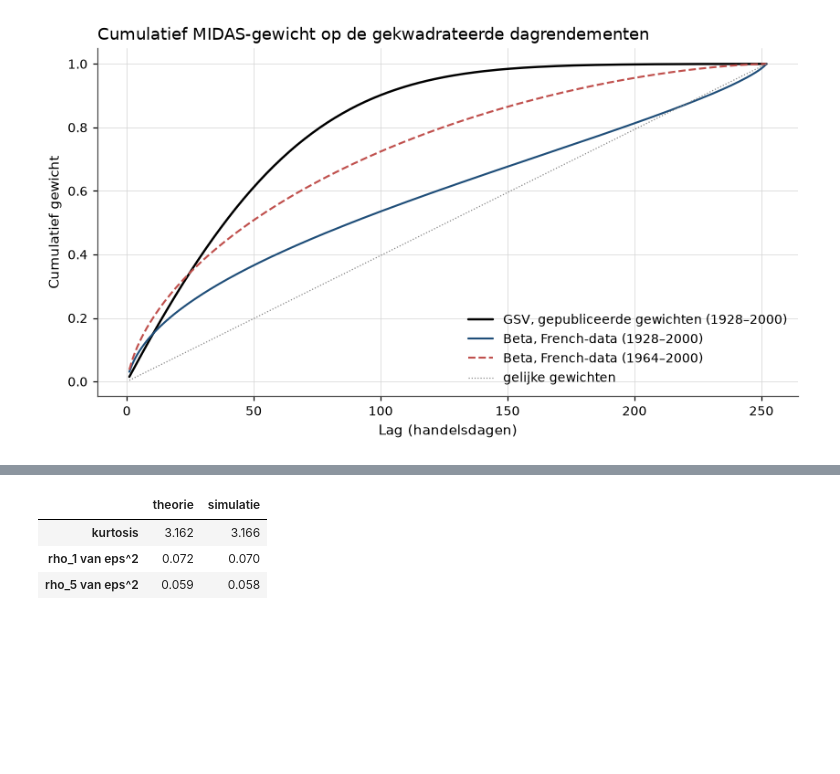
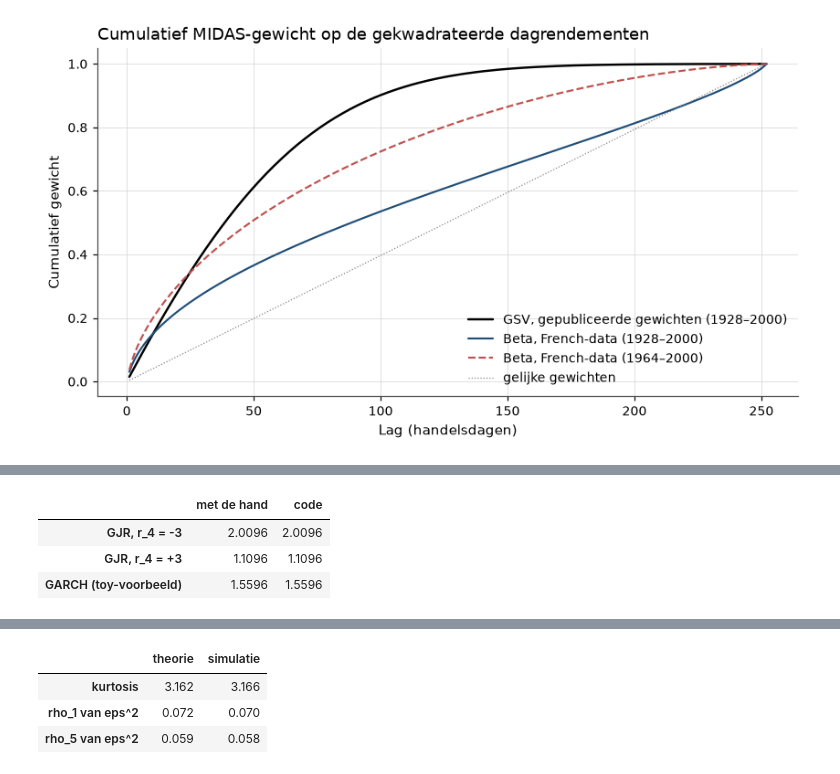
Before and after one commit to MaartenN14/history-asset-pricing, a Jupyter notebook: lectures/04_21_volatiliteit.ipynb, the cells around one changed output, grey strips where cells are left out. Drawn from its saved outputs; the diff is of its cells as text; code cells hidden in the pictures; blank space fills up the shorter version.

```diff
--- a/lectures/04_21_volatiliteit.ipynb
+++ b/lectures/04_21_volatiliteit.ipynb
@@ -1355,0 +1355,15 @@ met $\phi - \beta = \alpha$ staat er de formule.
+# %%
+def gjr_update(h, r, omega=0.05, alpha=0.05, delta=0.10, beta=0.80):
+    """One GJR-GARCH(1,1) variance update: h_{t+1} from h_t and r_t."""
+    return omega + (alpha + delta * (r < 0)) * r**2 + beta * h
+
+
+h_4 = 0.762
+pd.DataFrame({"met de hand": [2.0096, 1.1096, 1.5596],
+              "code": [gjr_update(h_4, -3.0), gjr_update(h_4, 3.0), 0.05 + 0.10 * 9 + 0.80 * h_4]},
+             index=["GJR, r_4 = -3", "GJR, r_4 = +3", "GARCH (toy-voorbeeld)"]).round(4)
+# %% [output]
+|  | met de hand | code |
+| GJR, r_4 = -3 | 2.0096 | 2.0096 |
+| GJR, r_4 = +3 | 1.1096 | 1.1096 |
+| GARCH (toy-voorbeeld) | 1.5596 | 1.5596 |
```
Also changed, not shown: parts of 36 cells of this notebook, 5 other files.
